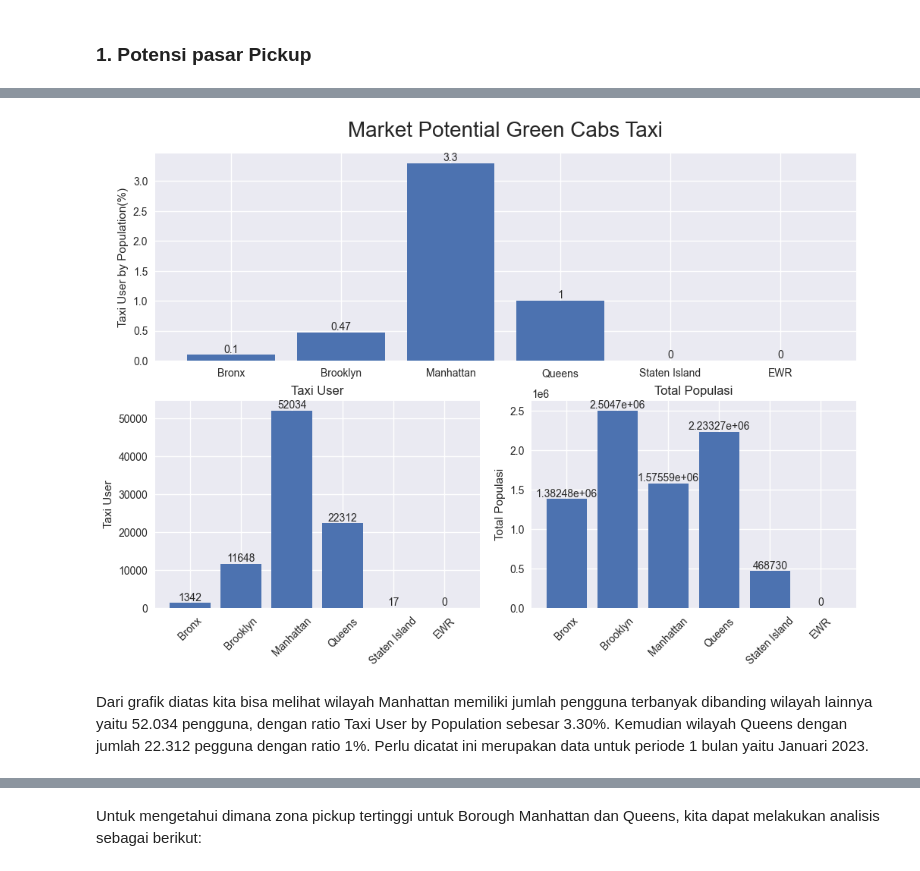
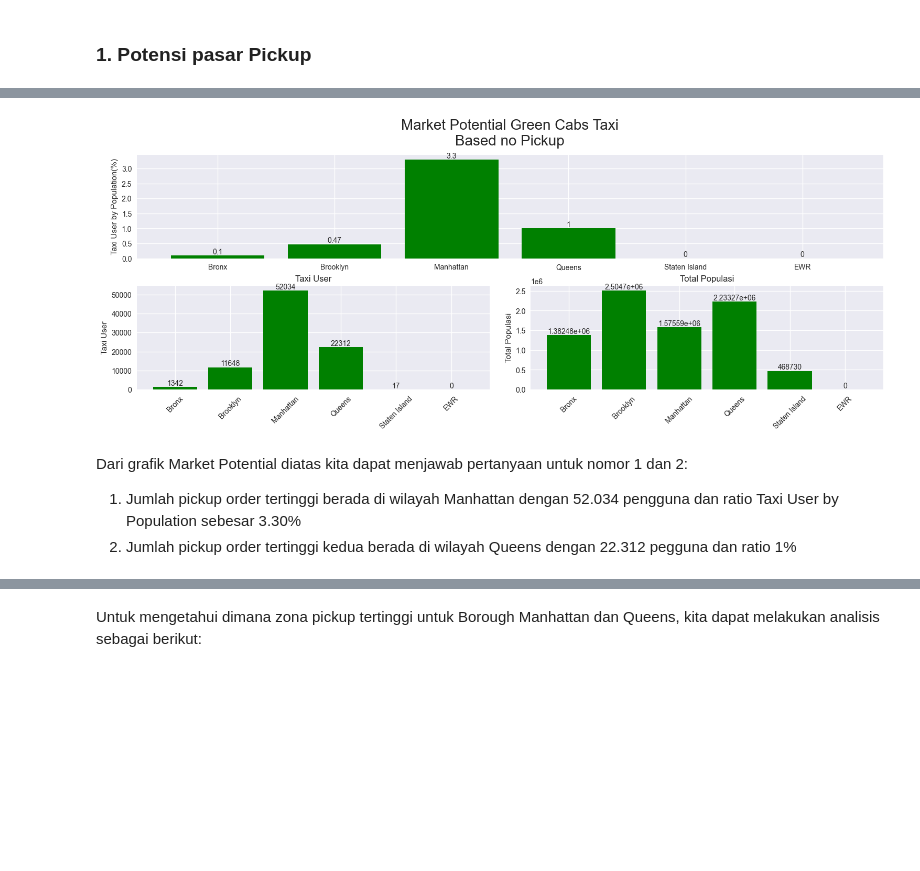
Before and after one commit to fathurizkym/ecommerce_churn_analysis, a Jupyter notebook: notebooks/Data_Analysis.ipynb, the cells around one changed output, grey strips where cells are left out. Drawn from its saved outputs; the diff is of its cells as text; code cells hidden in the pictures; blank space fills up the shorter version.

```diff
--- a/notebooks/Data_Analysis.ipynb
+++ b/notebooks/Data_Analysis.ipynb
@@ -131,9 +112,11 @@ market_pot
 # %%
+# Create Market Potential Chart
+
 # create figure and axes for plot data
 fig, ax = plt.subplots(
     nrows=2,
     ncols=2,
-    figsize=(10, 10),
+    figsize=(15, 8),
     constrained_layout=True,
     sharex=True
 )
@@ -143,43 +126,45 @@ fig, ax = plt.subplots(
 ax1 = plt.subplot2grid((3,2), (1,0))
 ax1.bar(
     market_pot["Borough"],
-    market_pot["PU_Taxi_User"]
+    market_pot["PU_Taxi_User"], color="Green"
 )
 ax1.set_title("Taxi User")
 ax1.set_ylabel("Taxi User")
 plt.xticks(rotation=45)
 
 labelx = -0.3  # axes coords
 
 # Boxplot Populasi
 ax2 = plt.subplot2grid((3,2), (1,1))
 ax2.bar(
     market_pot["Borough"],
-    market_pot["Population"]
+    market_pot["Population"], color="Green"
 )
 ax2.set_title("Total Populasi")
 ax2.set_ylabel('Total Populasi')
 plt.xticks(rotation=45)
 
 
 # Boxplot Taxi User by Population
 ax3 = plt.subplot2grid((3,2), (0,0), colspan=2)
 ax3.bar(
     market_pot["Borough"],
-    market_pot["PU_Taxi_User_by_Population(%)"]
+    market_pot["PU_Taxi_User_by_Population(%)"], color="Green"
 )
 ax3.set_title("Taxi User by Population")
 ax3.set_ylabel('Taxi User by Population(%)')
 
-plt.title("Market Potential Green Cabs Taxi", fontsize=20, y=1.05)
+plt.title("Market Potential Green Cabs Taxi\nBased no Pickup", fontsize=20, y=1.05)
 
 ## annotation
 ax1.bar_label(ax1.containers[0])
 ax2.bar_label(ax2.containers[0])
 ax3.bar_label(ax3.containers[0])
 
 plt.show();
 # %% [output]
-[figure, old version]
+[figure, new version]
 # %% [markdown]
-Dari grafik diatas kita bisa melihat wilayah Manhattan memiliki jumlah pengguna terbanyak dibanding wilayah lainnya yaitu 52.034 pengguna, dengan ratio Taxi User by Population sebesar 3.30%. Kemudian wilayah Queens dengan jumlah 22.312 pegguna dengan ratio 1%. Perlu dicatat ini merupakan data untuk periode 1 bulan yaitu Januari 2023.
+Dari grafik Market Potential diatas kita dapat menjawab pertanyaan untuk nomor 1 dan 2:
+1. Jumlah pickup order tertinggi berada di wilayah Manhattan dengan 52.034 pengguna dan ratio Taxi User by Population sebesar 3.30%
+2. Jumlah pickup order tertinggi kedua berada di wilayah Queens dengan 22.312 pegguna dan ratio 1%
```
Also changed, not shown: parts of 19 cells of this notebook.
